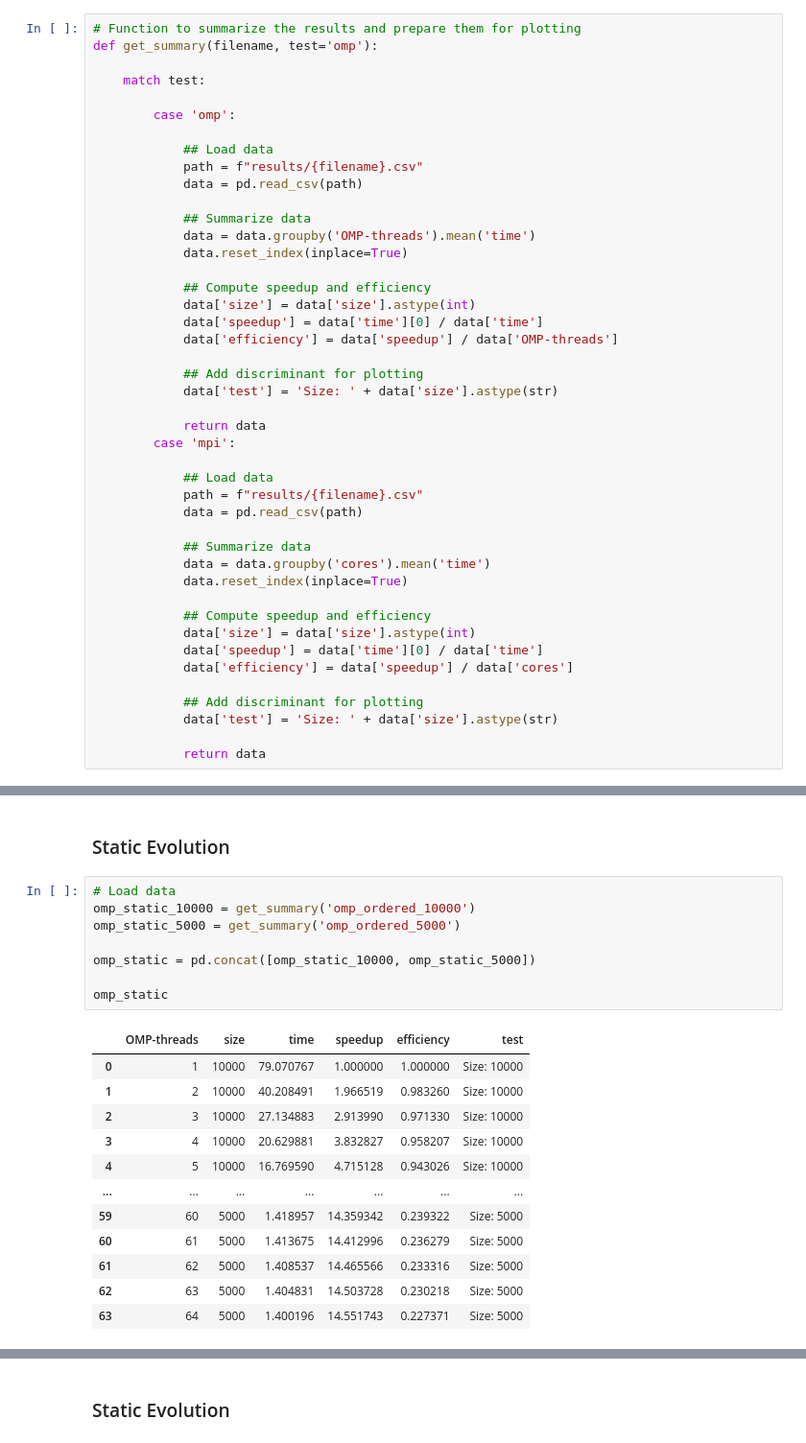
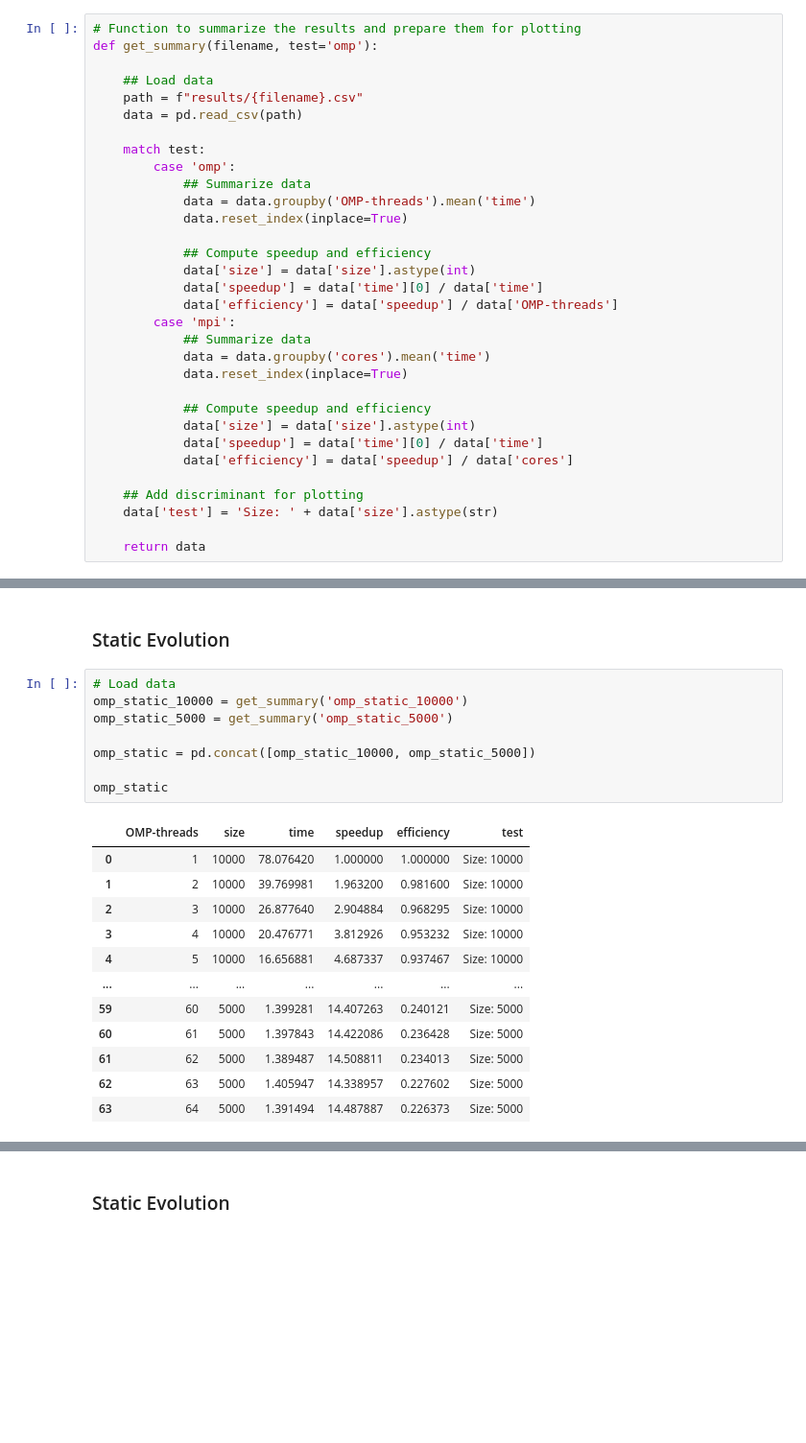
Before and after one commit to davidecapone/FHPC-Assignment, a Jupyter notebook: assignment_1/plots.ipynb, the cells around one changed output, grey strips where cells are left out. Shown at 96% size. Cells and saved outputs as stored; diff of their text form; blank space fills up the shorter version.

```diff
--- a/assignment_1/plots.ipynb
+++ b/assignment_1/plots.ipynb
@@ -20,14 +20,12 @@ The theorical maximum speedup is $p$, while the maximum efficiency is $1$.
 # Function to summarize the results and prepare them for plotting
 def get_summary(filename, test='omp'):
 
+    ## Load data
+    path = f"results/{filename}.csv"
+    data = pd.read_csv(path)
+
     match test:
-
         case 'omp':
-
-            ## Load data
-            path = f"results/{filename}.csv"
-            data = pd.read_csv(path)
-
             ## Summarize data
             data = data.groupby('OMP-threads').mean('time')
             data.reset_index(inplace=True)
@@ -36,17 +34,7 @@ def get_summary(filename, test='omp'):
             data['size'] = data['size'].astype(int)
             data['speedup'] = data['time'][0] / data['time']
             data['efficiency'] = data['speedup'] / data['OMP-threads']
-
-            ## Add discriminant for plotting
-            data['test'] = 'Size: ' + data['size'].astype(str)
-
-            return data
         case 'mpi':
-
-            ## Load data
-            path = f"results/{filename}.csv"
-            data = pd.read_csv(path)
-
             ## Summarize data
             data = data.groupby('cores').mean('time')
             data.reset_index(inplace=True)
@@ -56,10 +44,10 @@ def get_summary(filename, test='omp'):
             data['speedup'] = data['time'][0] / data['time']
             data['efficiency'] = data['speedup'] / data['cores']
 
-            ## Add discriminant for plotting
-            data['test'] = 'Size: ' + data['size'].astype(str)
+    ## Add discriminant for plotting
+    data['test'] = 'Size: ' + data['size'].astype(str)
 
-            return data
+    return data
 # %% [markdown]
 # OMP Scalability
 
@@ -204,25 +192,25 @@ The plot suggests that the efficiency decreases quite fast as the number of Open
 ### Static Evolution
 # %%
 # Load data
-omp_static_10000 = get_summary('omp_ordered_10000')
-omp_static_5000 = get_summary('omp_ordered_5000')
+omp_static_10000 = get_summary('omp_static_10000')
+omp_static_5000 = get_summary('omp_static_5000')
 
 omp_static = pd.concat([omp_static_10000, omp_static_5000])
 
 omp_static
 # %% [output]
 |  | OMP-threads | size | time | speedup | efficiency | test |
-| 0 | 1 | 10000 | 79.070767 | 1.000000 | 1.000000 | Size: 10000 |
-| 1 | 2 | 10000 | 40.208491 | 1.966519 | 0.983260 | Size: 10000 |
-| 2 | 3 | 10000 | 27.134883 | 2.913990 | 0.971330 | Size: 10000 |
-| 3 | 4 | 10000 | 20.629881 | 3.832827 | 0.958207 | Size: 10000 |
-| 4 | 5 | 10000 | 16.769590 | 4.715128 | 0.943026 | Size: 10000 |
+| 0 | 1 | 10000 | 78.076420 | 1.000000 | 1.000000 | Size: 10000 |
+| 1 | 2 | 10000 | 39.769981 | 1.963200 | 0.981600 | Size: 10000 |
+| 2 | 3 | 10000 | 26.877640 | 2.904884 | 0.968295 | Size: 10000 |
+| 3 | 4 | 10000 | 20.476771 | 3.812926 | 0.953232 | Size: 10000 |
+| 4 | 5 | 10000 | 16.656881 | 4.687337 | 0.937467 | Size: 10000 |
 | ... | ... | ... | ... | ... | ... | ... |
-| 59 | 60 | 5000 | 1.418957 | 14.359342 | 0.239322 | Size: 5000 |
-| 60 | 61 | 5000 | 1.413675 | 14.412996 | 0.236279 | Size: 5000 |
-| 61 | 62 | 5000 | 1.408537 | 14.465566 | 0.233316 | Size: 5000 |
-| 62 | 63 | 5000 | 1.404831 | 14.503728 | 0.230218 | Size: 5000 |
-| 63 | 64 | 5000 | 1.400196 | 14.551743 | 0.227371 | Size: 5000 |
+| 59 | 60 | 5000 | 1.399281 | 14.407263 | 0.240121 | Size: 5000 |
+| 60 | 61 | 5000 | 1.397843 | 14.422086 | 0.236428 | Size: 5000 |
+| 61 | 62 | 5000 | 1.389487 | 14.508811 | 0.234013 | Size: 5000 |
+| 62 | 63 | 5000 | 1.405947 | 14.338957 | 0.227602 | Size: 5000 |
+| 63 | 64 | 5000 | 1.391494 | 14.487887 | 0.226373 | Size: 5000 |
 128 rows × 6 columns
 # %%
 # Time plot
```
Also changed, not shown: parts of 8 cells of this notebook, 4 other files.
